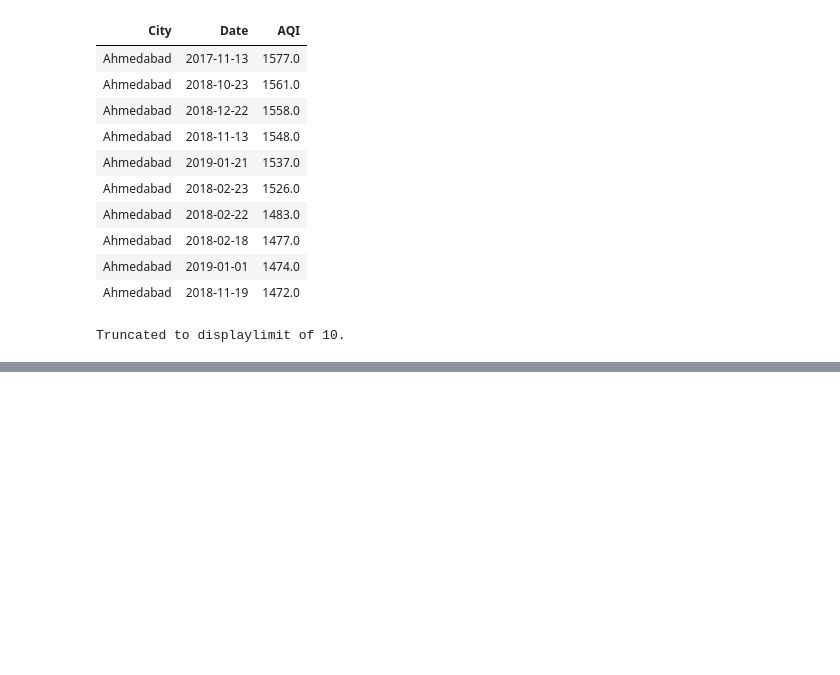
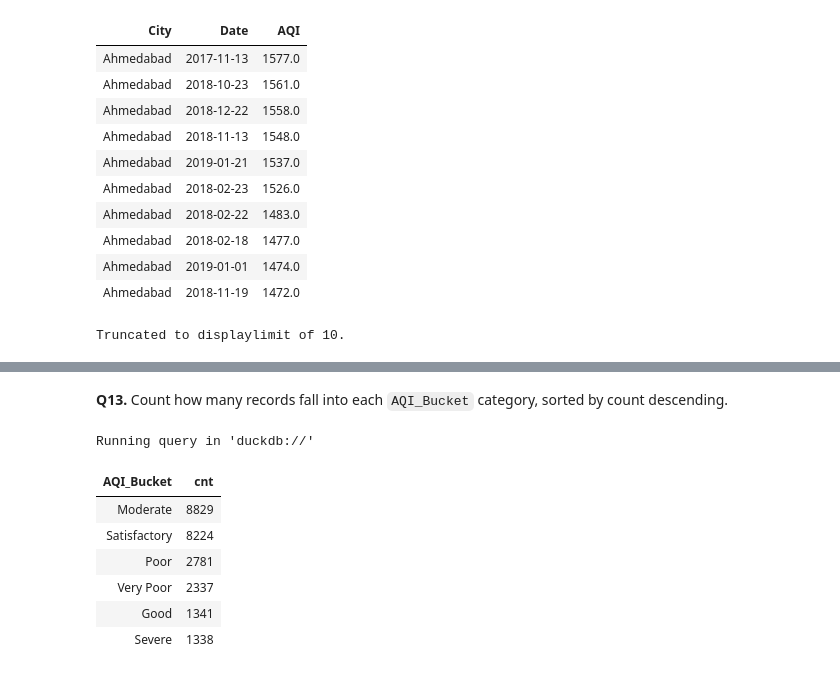
Before and after one commit to shefali-walia/ds-foundations, a Jupyter notebook: week08-sql/practice.ipynb, the cells around one changed output, grey strips where cells are left out. Cells and saved outputs as stored; diff of their text form; code cells hidden in the pictures; blank space fills up the shorter version.

```diff
--- a/week08-sql/practice.ipynb
+++ b/week08-sql/practice.ipynb
@@ -186,0 +219,14 @@ Truncated to displaylimit of 10.
+# %% [markdown]
+**Q13.** Count how many records fall into each `AQI_Bucket` category, sorted by count descending.
+# %%
+%%sql
+SELECT AQI_BUCKET, COUNT(AQI_BUCKET) AS cnt FROM aqi GROUP BY AQI_Bucket ORDER BY cnt DESC;
+# %% [output]
+Running query in 'duckdb://'
+| AQI_Bucket | cnt |
+| Moderate | 8829 |
+| Satisfactory | 8224 |
+| Poor | 2781 |
+| Very Poor | 2337 |
+| Good | 1341 |
+| Severe | 1338 |
```
Also changed, not shown: parts of 6 cells of this notebook.
